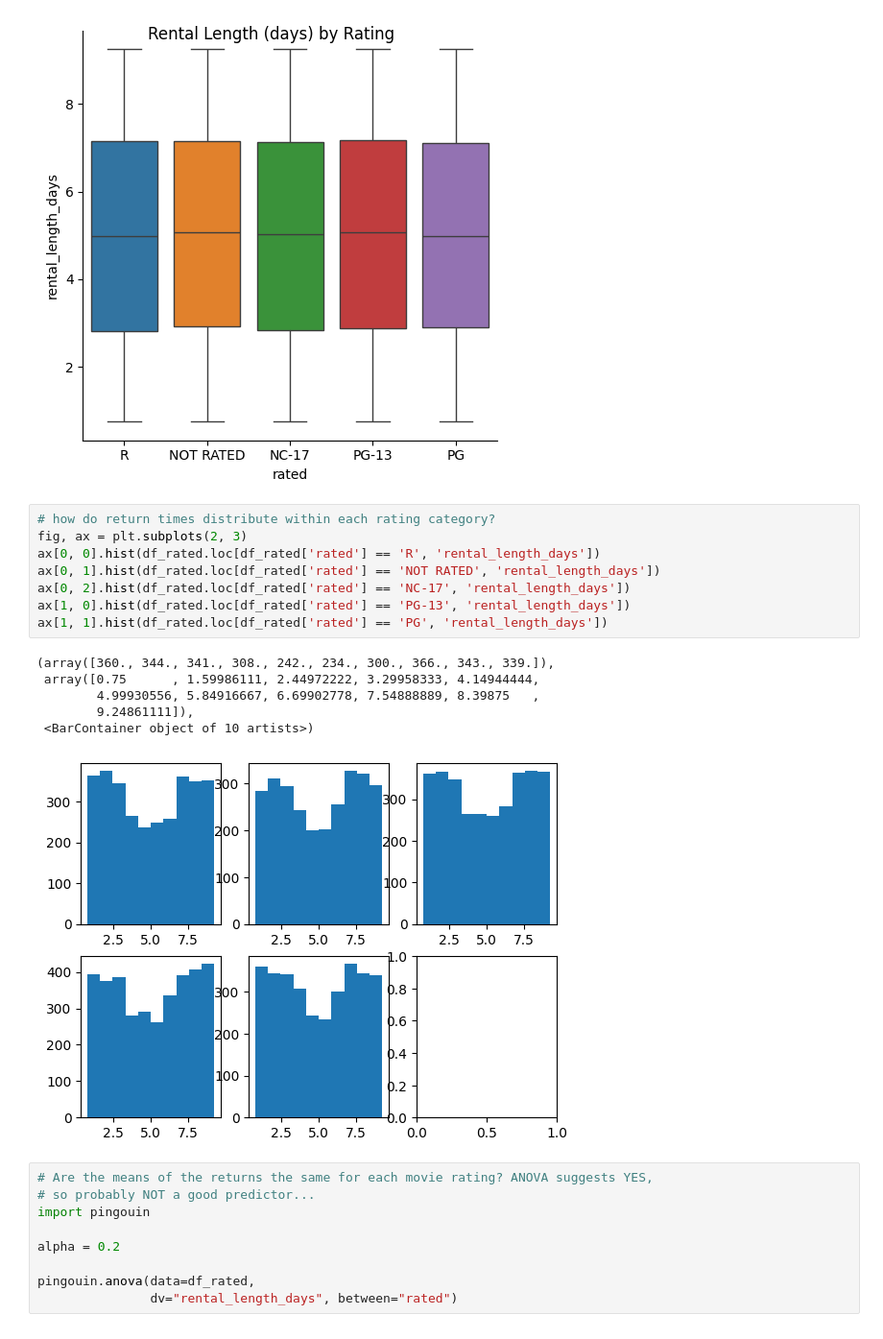
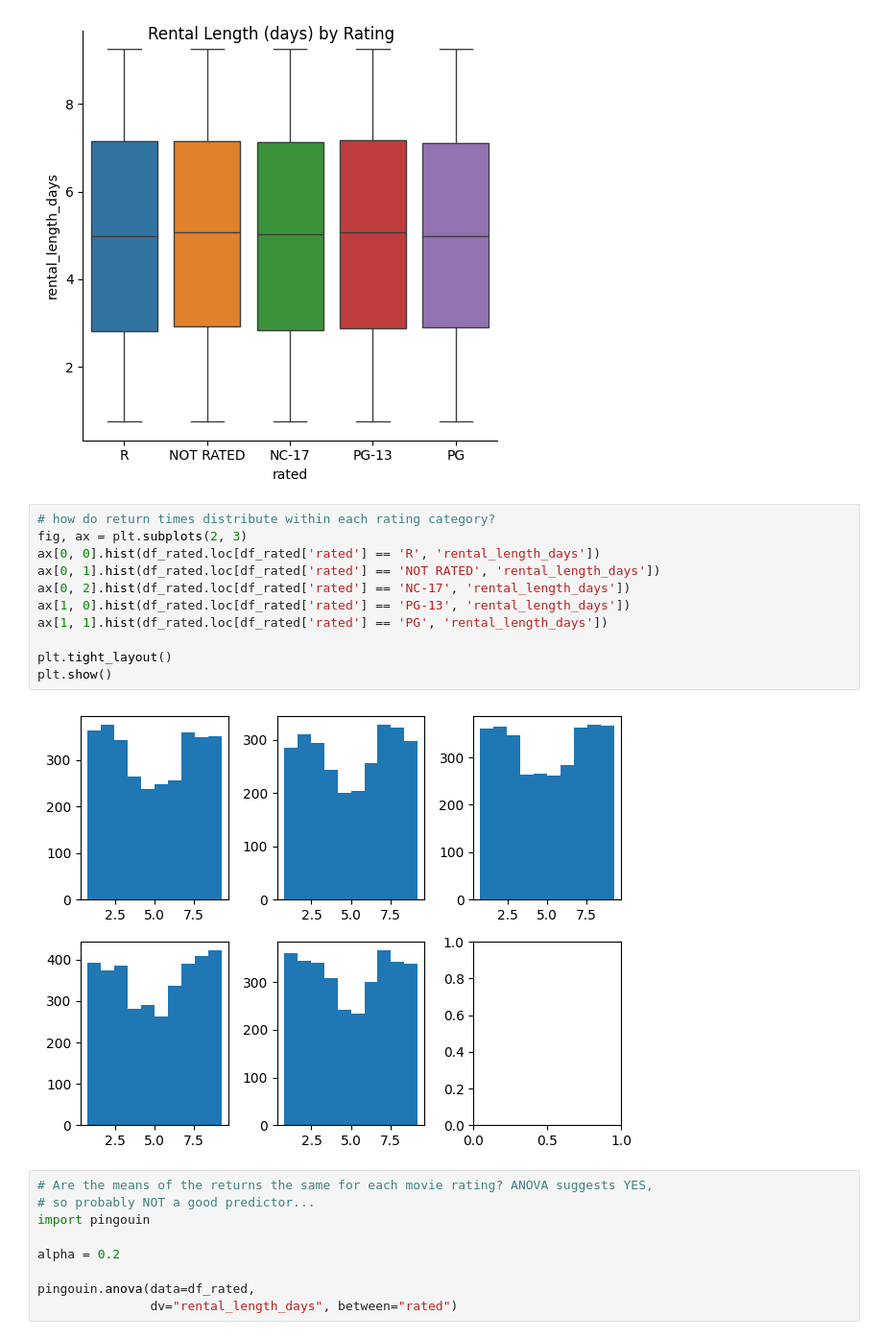
Before and after one commit to MichaelSzczepaniak/DSPortfolio, a Jupyter notebook: Netflix_Movies/PredictingMovieRentals.ipynb, the cells around one changed output. Shown at 96% size. Saved outputs shown, nothing was run; the diff lists cells and outputs as text.

```diff
--- a/Netflix_Movies/PredictingMovieRentals.ipynb
+++ b/Netflix_Movies/PredictingMovieRentals.ipynb
@@ -234,18 +236,16 @@ plt.show()
 # %%
 # how do return times distribute within each rating category?
 fig, ax = plt.subplots(2, 3)
 ax[0, 0].hist(df_rated.loc[df_rated['rated'] == 'R', 'rental_length_days'])
 ax[0, 1].hist(df_rated.loc[df_rated['rated'] == 'NOT RATED', 'rental_length_days'])
 ax[0, 2].hist(df_rated.loc[df_rated['rated'] == 'NC-17', 'rental_length_days'])
 ax[1, 0].hist(df_rated.loc[df_rated['rated'] == 'PG-13', 'rental_length_days'])
 ax[1, 1].hist(df_rated.loc[df_rated['rated'] == 'PG', 'rental_length_days'])
+
+plt.tight_layout()
+plt.show()
 # %% [output]
-(array([360., 344., 341., 308., 242., 234., 300., 366., 343., 339.]),
- array([0.75      , 1.59986111, 2.44972222, 3.29958333, 4.14944444,
-        4.99930556, 5.84916667, 6.69902778, 7.54888889, 8.39875   ,
-        9.24861111]),
- <BarContainer object of 10 artists>)
-[figure, old version]
+[figure, new version]
 # %%
 # Are the means of the returns the same for each movie rating? ANOVA suggests YES,
 # so probably NOT a good predictor...
```
Also changed, not shown: parts of 4 cells of this notebook, 4 other files.
